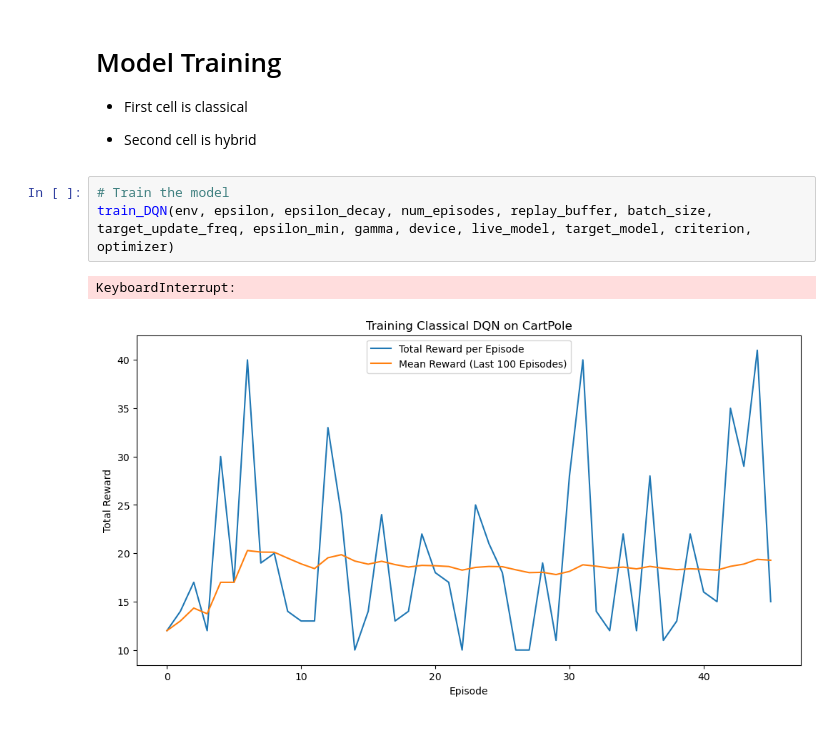
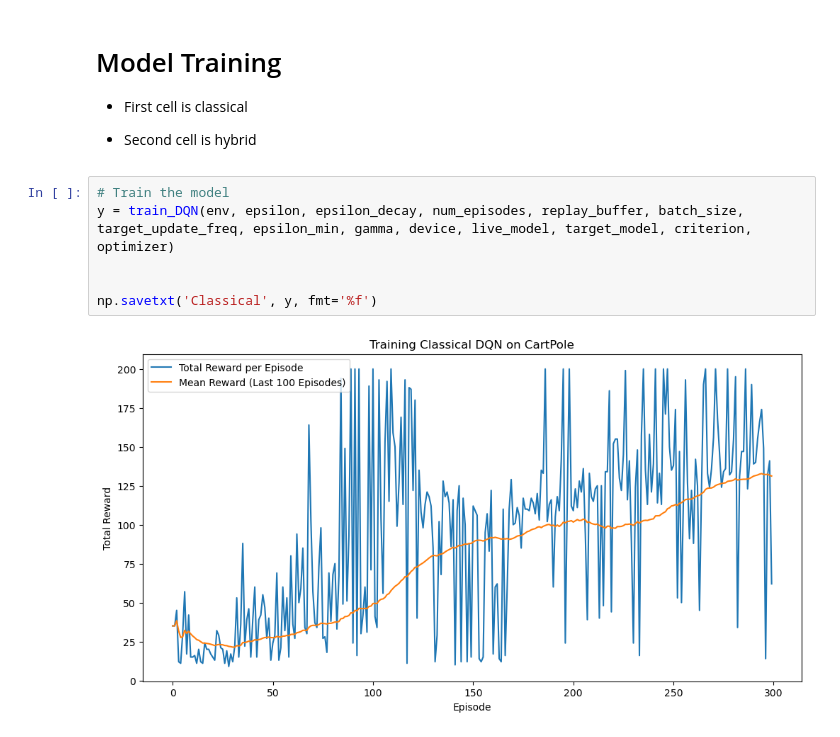
Before and after one commit to amirs2312/Masters-Thesis, a Jupyter notebook: Recreation.ipynb, the cells around one changed output. Cells and saved outputs as stored; diff of their text form.

```diff
--- a/Recreation.ipynb
+++ b/Recreation.ipynb
@@ -289,10 +291,12 @@ num_episodes = 300        # The number of episodes or epochs to train (Specified
 - Second cell is hybrid
 # %%
 # Train the model
-train_DQN(env, epsilon, epsilon_decay, num_episodes, replay_buffer, batch_size, target_update_freq, epsilon_min, gamma, device, live_model, target_model, criterion, optimizer)
+y = train_DQN(env, epsilon, epsilon_decay, num_episodes, replay_buffer, batch_size, target_update_freq, epsilon_min, gamma, device, live_model, target_model, criterion, optimizer)
+
+
+np.savetxt('Classical', y, fmt='%f')
 # %% [output]
-KeyboardInterrupt:
-[figure, old version]
+[figure, new version]
 # %%
 train_quantum_dqn(env, epsilon, epsilon_decay, num_episodes, replay_buffer, batch_size, target_update_freq, epsilon_min, gamma, device, live_qmodel, target_qmodel, criterion, optimizerq)
 
```
Also changed, not shown: parts of 5 cells of this notebook, 3 other files.
